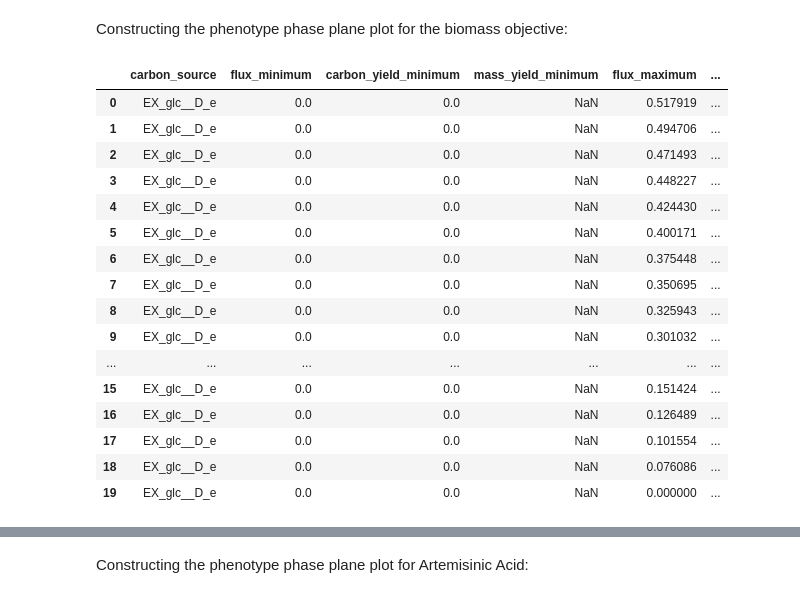
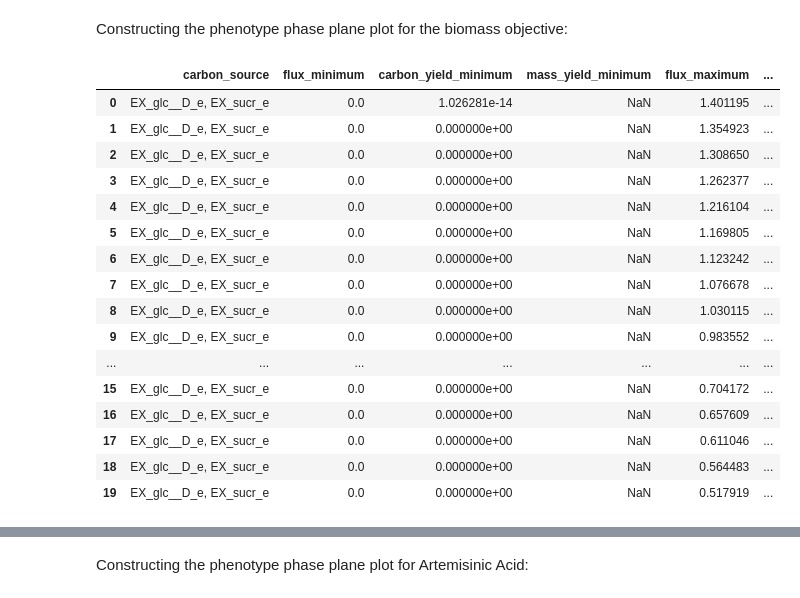
Before and after one commit to 27410/group-assignment-group-8, a Jupyter notebook: Analysis/Phaseplane.ipynb, the cells around one changed output, grey strips where cells are left out. Drawn from its saved outputs; the diff is of its cells as text; code cells hidden in the pictures.

```diff
--- a/Analysis/Phaseplane.ipynb
+++ b/Analysis/Phaseplane.ipynb
@@ -11,29 +11,29 @@ Constructing the phenotype phase plane plot for the biomass objective:
 # %%
 #Changning flux of glucose
 Medium=iMM904.medium
-Medium['EX_glc__D_e']=20
-iMM904.reactions.EX_glc__D_e.bounds=-20,1000
+Medium['EX_sucr_e']=20
+iMM904.reactions.EX_sucr_e.bounds=-20,1000
 
 PPP_biomass = production_envelope(iMM904,
-                    reactions=[iMM904.reactions.EX_glc__D_e],
+                    reactions=[iMM904.reactions.EX_sucr_e],
                     objective=iMM904.reactions.BIOMASS_SC5_notrace)
 PPP_biomass
 # %% [output]
 |  | carbon_source | flux_minimum | carbon_yield_minimum | mass_yield_minimum | flux_maximum | ... |
-| 0 | EX_glc__D_e | 0.0 | 0.0 | NaN | 0.517919 | ... |
-| 1 | EX_glc__D_e | 0.0 | 0.0 | NaN | 0.494706 | ... |
-| 2 | EX_glc__D_e | 0.0 | 0.0 | NaN | 0.471493 | ... |
-| 3 | EX_glc__D_e | 0.0 | 0.0 | NaN | 0.448227 | ... |
-| 4 | EX_glc__D_e | 0.0 | 0.0 | NaN | 0.424430 | ... |
-| 5 | EX_glc__D_e | 0.0 | 0.0 | NaN | 0.400171 | ... |
-| 6 | EX_glc__D_e | 0.0 | 0.0 | NaN | 0.375448 | ... |
-| 7 | EX_glc__D_e | 0.0 | 0.0 | NaN | 0.350695 | ... |
-| 8 | EX_glc__D_e | 0.0 | 0.0 | NaN | 0.325943 | ... |
-| 9 | EX_glc__D_e | 0.0 | 0.0 | NaN | 0.301032 | ... |
+| 0 | EX_glc__D_e, EX_sucr_e | 0.0 | 1.026281e-14 | NaN | 1.401195 | ... |
+| 1 | EX_glc__D_e, EX_sucr_e | 0.0 | 0.000000e+00 | NaN | 1.354923 | ... |
+| 2 | EX_glc__D_e, EX_sucr_e | 0.0 | 0.000000e+00 | NaN | 1.308650 | ... |
+| 3 | EX_glc__D_e, EX_sucr_e | 0.0 | 0.000000e+00 | NaN | 1.262377 | ... |
+| 4 | EX_glc__D_e, EX_sucr_e | 0.0 | 0.000000e+00 | NaN | 1.216104 | ... |
+| 5 | EX_glc__D_e, EX_sucr_e | 0.0 | 0.000000e+00 | NaN | 1.169805 | ... |
+| 6 | EX_glc__D_e, EX_sucr_e | 0.0 | 0.000000e+00 | NaN | 1.123242 | ... |
+| 7 | EX_glc__D_e, EX_sucr_e | 0.0 | 0.000000e+00 | NaN | 1.076678 | ... |
+| 8 | EX_glc__D_e, EX_sucr_e | 0.0 | 0.000000e+00 | NaN | 1.030115 | ... |
+| 9 | EX_glc__D_e, EX_sucr_e | 0.0 | 0.000000e+00 | NaN | 0.983552 | ... |
 | ... | ... | ... | ... | ... | ... | ... |
-| 15 | EX_glc__D_e | 0.0 | 0.0 | NaN | 0.151424 | ... |
-| 16 | EX_glc__D_e | 0.0 | 0.0 | NaN | 0.126489 | ... |
-| 17 | EX_glc__D_e | 0.0 | 0.0 | NaN | 0.101554 | ... |
-| 18 | EX_glc__D_e | 0.0 | 0.0 | NaN | 0.076086 | ... |
-| 19 | EX_glc__D_e | 0.0 | 0.0 | NaN | 0.000000 | ... |
+| 15 | EX_glc__D_e, EX_sucr_e | 0.0 | 0.000000e+00 | NaN | 0.704172 | ... |
+| 16 | EX_glc__D_e, EX_sucr_e | 0.0 | 0.000000e+00 | NaN | 0.657609 | ... |
+| 17 | EX_glc__D_e, EX_sucr_e | 0.0 | 0.000000e+00 | NaN | 0.611046 | ... |
+| 18 | EX_glc__D_e, EX_sucr_e | 0.0 | 0.000000e+00 | NaN | 0.564483 | ... |
+| 19 | EX_glc__D_e, EX_sucr_e | 0.0 | 0.000000e+00 | NaN | 0.517919 | ... |
 # %%
```
Also changed, not shown: parts of 5 cells of this notebook.
